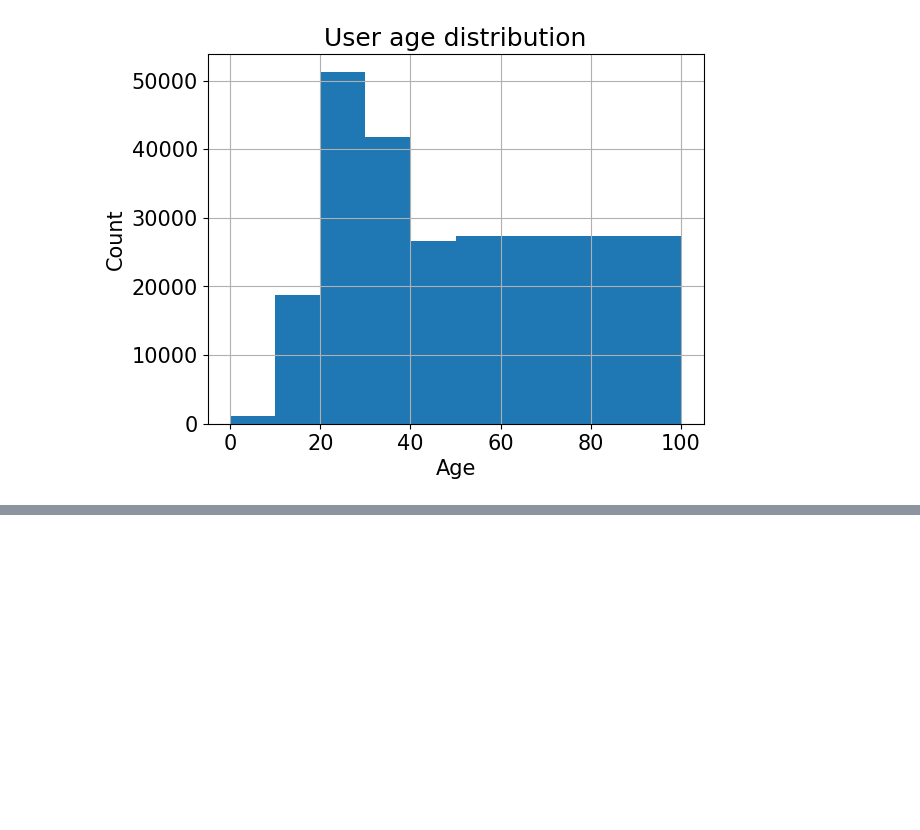
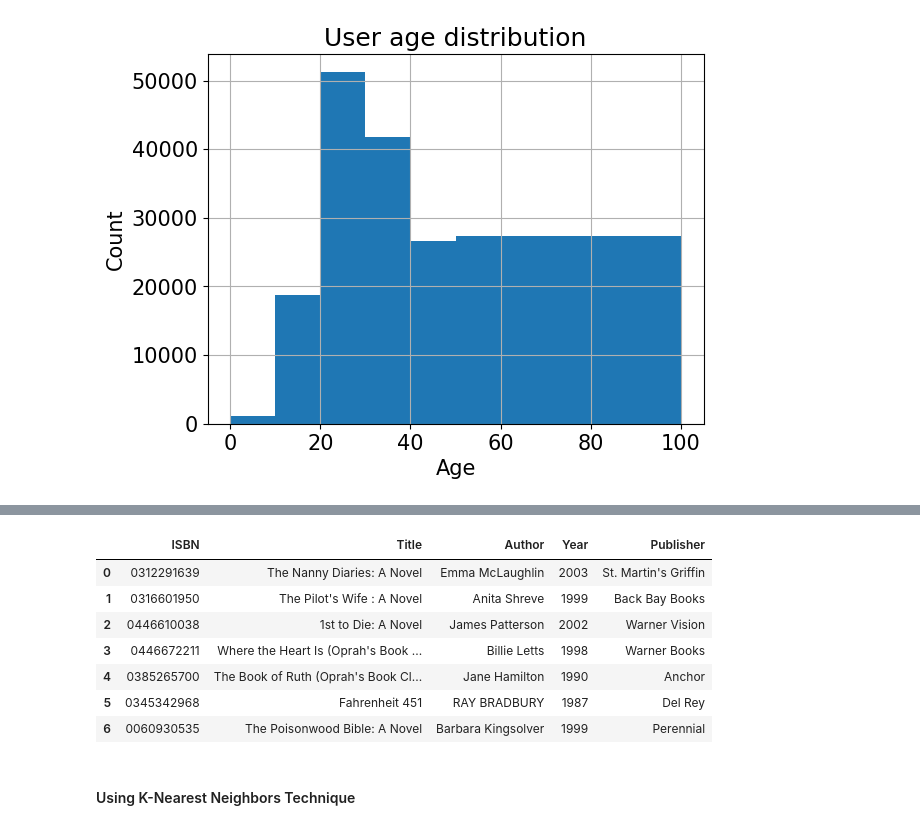
Before and after one commit to Adroit10/Book_recommendation, a Jupyter notebook: Book_recommender.ipynb, the cells around one changed output, grey strips where cells are left out. Drawn from its saved outputs; the diff is of its cells as text; code cells hidden in the pictures; blank space fills up the shorter version.

```diff
--- a/Book_recommender.ipynb
+++ b/Book_recommender.ipynb
@@ -82,0 +202,16 @@ plt.show()
+# %%
+books_having_corr=pd.DataFrame(['0312291639','0316601950','0446610038','0446672211','0385265700','0345342968','0060930535'],
+                               index=np.arange(7),columns=['ISBN'])
+corr_books=pd.merge(books_having_corr,books,on='ISBN')
+corr_books
+# %% [output]
+|  | ISBN | Title | Author | Year | Publisher |
+| 0 | 0312291639 | The Nanny Diaries: A Novel | Emma McLaughlin | 2003 | St. Martin's Griffin |
+| 1 | 0316601950 | The Pilot's Wife : A Novel | Anita Shreve | 1999 | Back Bay Books |
+| 2 | 0446610038 | 1st to Die: A Novel | James Patterson | 2002 | Warner Vision |
+| 3 | 0446672211 | Where the Heart Is (Oprah's Book ... | Billie Letts | 1998 | Warner Books |
+| 4 | 0385265700 | The Book of Ruth (Oprah's Book Cl... | Jane Hamilton | 1990 | Anchor |
+| 5 | 0345342968 | Fahrenheit 451 | RAY BRADBURY | 1987 | Del Rey |
+| 6 | 0060930535 | The Poisonwood Bible: A Novel | Barbara Kingsolver | 1999 | Perennial |
+# %% [markdown]
+#### Using K-Nearest Neighbors Technique
```
Also changed, not shown: parts of 26 cells of this notebook.
